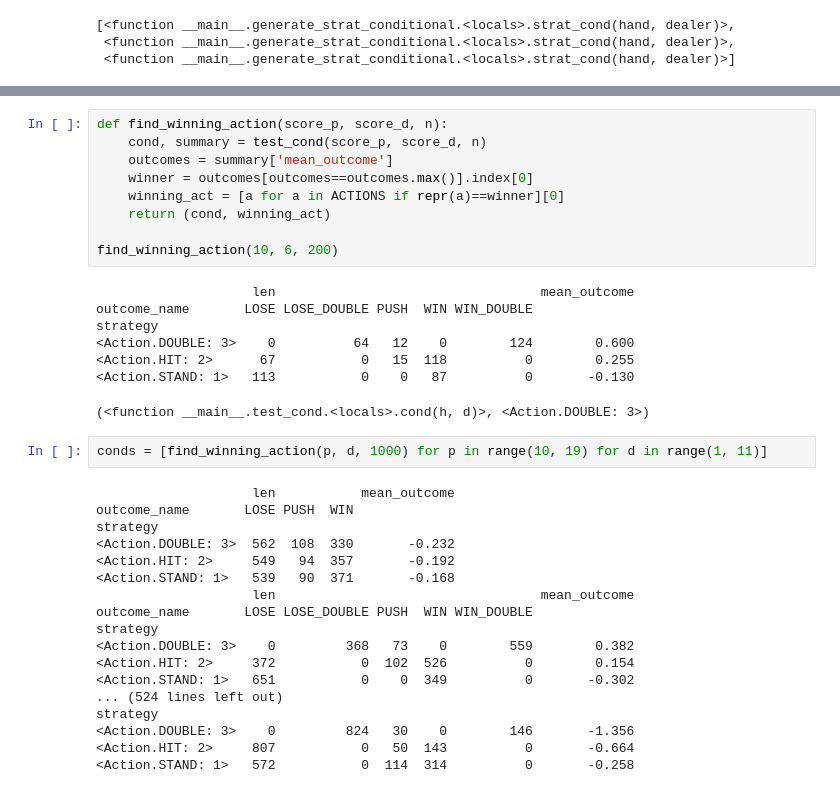
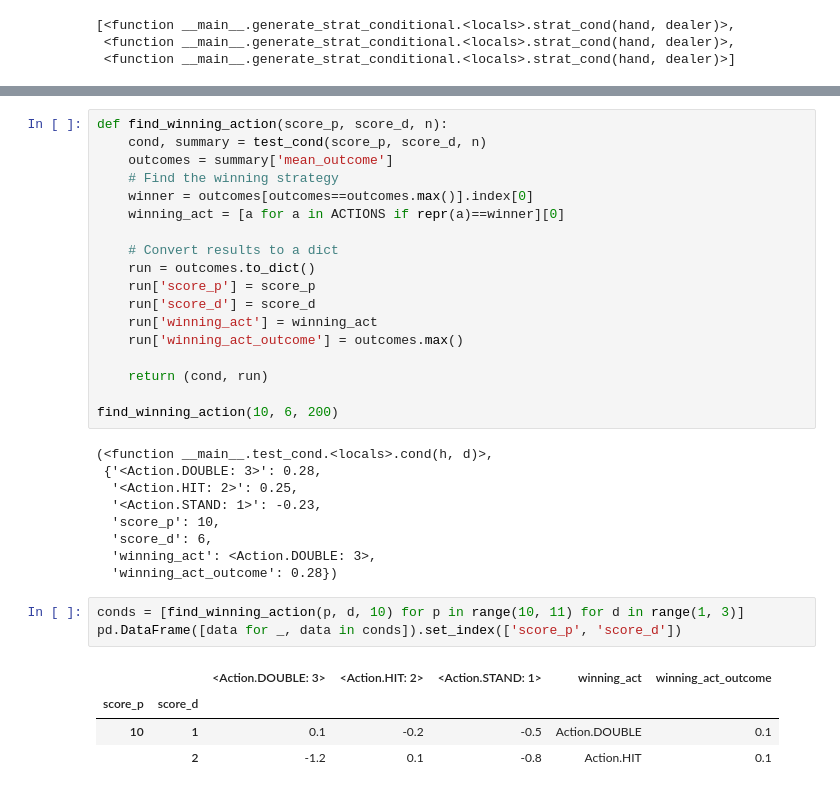
Before and after one commit to sdvinay/blackjack, a Jupyter notebook: Blackjack_sim.ipynb, the cells around one changed output, grey strips where cells are left out. Cells and saved outputs as stored; diff of their text form.

```diff
--- a/Blackjack_sim.ipynb
+++ b/Blackjack_sim.ipynb
@@ -482,36 +477,34 @@ strategy
 def find_winning_action(score_p, score_d, n):
     cond, summary = test_cond(score_p, score_d, n)
     outcomes = summary['mean_outcome']
+    # Find the winning strategy
     winner = outcomes[outcomes==outcomes.max()].index[0]
     winning_act = [a for a in ACTIONS if repr(a)==winner][0]
-    return (cond, winning_act)
+
+    # Convert results to a dict
+    run = outcomes.to_dict()
+    run['score_p'] = score_p
+    run['score_d'] = score_d
+    run['winning_act'] = winning_act
+    run['winning_act_outcome'] = outcomes.max()
+
+    return (cond, run)
 
 find_winning_action(10, 6, 200)
 # %% [output]
-                    len                                  mean_outcome
-outcome_name       LOSE LOSE_DOUBLE PUSH  WIN WIN_DOUBLE
-strategy
-<Action.DOUBLE: 3>    0          64   12    0        124        0.600
-<Action.HIT: 2>      67           0   15  118          0        0.255
-<Action.STAND: 1>   113           0    0   87          0       -0.130
+(<function __main__.test_cond.<locals>.cond(h, d)>,
+ {'<Action.DOUBLE: 3>': 0.28,
+  '<Action.HIT: 2>': 0.25,
+  '<Action.STAND: 1>': -0.23,
+  'score_p': 10,
+  'score_d': 6,
+  'winning_act': <Action.DOUBLE: 3>,
+  'winning_act_outcome': 0.28})
-(<function __main__.test_cond.<locals>.cond(h, d)>, <Action.DOUBLE: 3>)
 # %%
-conds = [find_winning_action(p, d, 1000) for p in range(10, 19) for d in range(1, 11)]
+conds = [find_winning_action(p, d, 10) for p in range(10, 11) for d in range(1, 3)]
+pd.DataFrame([data for _, data in conds]).set_index(['score_p', 'score_d'])
 # %% [output]
-                    len           mean_outcome
-outcome_name       LOSE PUSH  WIN
-strategy
-<Action.DOUBLE: 3>  562  108  330       -0.232
-<Action.HIT: 2>     549   94  357       -0.192
-<Action.STAND: 1>   539   90  371       -0.168
-                    len                                  mean_outcome
-outcome_name       LOSE LOSE_DOUBLE PUSH  WIN WIN_DOUBLE
-strategy
-<Action.DOUBLE: 3>    0         368   73    0        559        0.382
-<Action.HIT: 2>     372           0  102  526          0        0.154
-<Action.STAND: 1>   651           0    0  349          0       -0.302
-... (524 lines left out)
-strategy
-<Action.DOUBLE: 3>    0         824   30    0        146       -1.356
-<Action.HIT: 2>     807           0   50  143          0       -0.664
-<Action.STAND: 1>   572           0  114  314          0       -0.258
+|  |  | <Action.DOUBLE: 3> | <Action.HIT: 2> | <Action.STAND: 1> | winning_act | winning_act_outcome |
+| score_p | score_d |  |  |  |  |  |
+| 10 | 1 | 0.1 | -0.2 | -0.5 | Action.DOUBLE | 0.1 |
+|  | 2 | -1.2 | 0.1 | -0.8 | Action.HIT | 0.1 |
```
Also changed, not shown: parts of 23 cells of this notebook.
